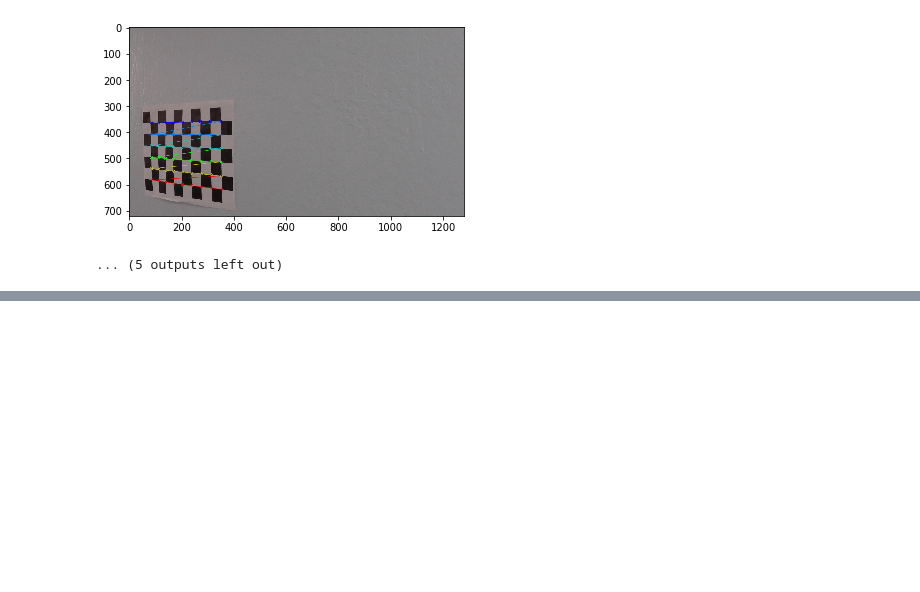
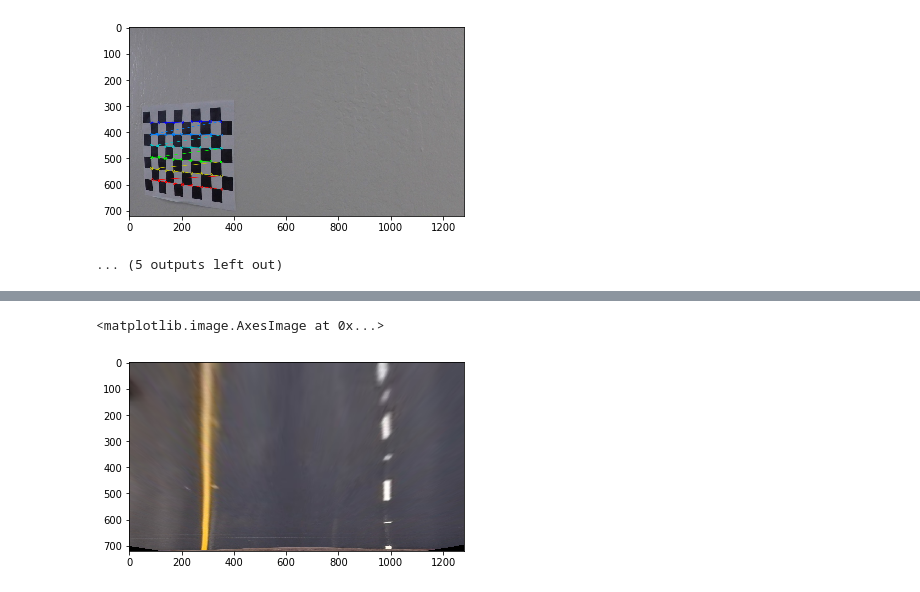
Before and after one commit to AndyKnight09/CarND-Advanced-Lane-Lines, a Jupyter notebook: project.ipynb, the cells around one changed output, grey strips where cells are left out. Drawn from its saved outputs; the diff is of its cells as text; code cells hidden in the pictures; blank space fills up the shorter version.

```diff
--- a/project.ipynb
+++ b/project.ipynb
@@ -12,7 +12,7 @@ ny = 6 # number of inside corners in y
 
 # Show example calibration image
 fname = 'camera_cal/calibration2.jpg'
-img = cv2.imread(fname)
+img = mpimg.imread(fname)
 
 plt.imshow(img)
 # %% [output]
@@ -35,10 +35,10 @@ objp[:,:2] = np.mgrid[0:9,0:6].T.reshape(-1,2) # (x,y) coordinates
 for fname in images:
 
     # Read in calibration image
-    img = cv2.imread(fname)
+    img = mpimg.imread(fname)
 
     # Convert to grayscale
-    gray = cv2.cvtColor(img, cv2.COLOR_BGR2GRAY)
+    gray = cv2.cvtColor(img, cv2.COLOR_RGB2GRAY)
 
     # Find the chessboard corners
     ret, corners = cv2.findChessboardCorners(gray, (nx, ny), None)
@@ -81,7 +81,7 @@ def cal_undistort(img, objpoints, imgpoints):
 
     return undist
 
-img = cv2.imread('camera_cal/calibration2.jpg')
+img = mpimg.imread('camera_cal/calibration2.jpg')
 undist = cal_undistort(img, objpoints, imgpoints)
 
 plt.figure()
@@ -90,5 +90,5 @@ plt.imshow(img)
 plt.figure()
 plt.imshow(undist)
 
-cv2.imwrite('plots/undistorted.jpg', undist)
+mpimg.imsave('output_images/undistorted.jpg', undist)
 # %% [output]
@@ -129,0 +97,47 @@ plt.imshow(warped)
+# %%
+def warp(img):
+
+    # Four source coordinates
+    src = np.float32(
+        [[579, 460],
+         [704, 460],
+         [1020, 660],
+         [285, 660]])
+
+    # Four desired coordinates
+    dst = np.float32(
+        [[280, 200],
+         [1000, 200],
+         [1000, 700],
+         [280, 700]])
+
+    img_size = (img.shape[1], img.shape[0])
+
+    M = cv2.getPerspectiveTransform(src, dst)
+
+    #temp = img.copy()
+    #pts = src.astype(int).reshape(-1,1,2)
+    #cv2.polylines(temp, [pts], True, (0,255,0), thickness=3)
+
+    #plt.figure()
+    #plt.imshow(temp)
+
+    warped = cv2.warpPerspective(img, M, img_size, flags=cv2.INTER_LINEAR)
+
+    #pts = dst.astype(int).reshape(-1,1,2)
+    #cv2.polylines(warped, [pts], True, (255,0,0), thickness=3)
+
+    return warped
+
+img = mpimg.imread('test_images/straight_lines1.jpg')
+undist = cal_undistort(img, objpoints, imgpoints)
+mpimg.imsave('output_images/undistorted_straight_lines1.jpg', undist)
+
+warped = warp(undist)
+
+
+plt.figure()
+plt.imshow(warped)
+# %% [output]
+<matplotlib.image.AxesImage at 0x...>
+[figure, added]
```
Also changed, not shown: parts of 15 cells of this notebook, 3 other files.
